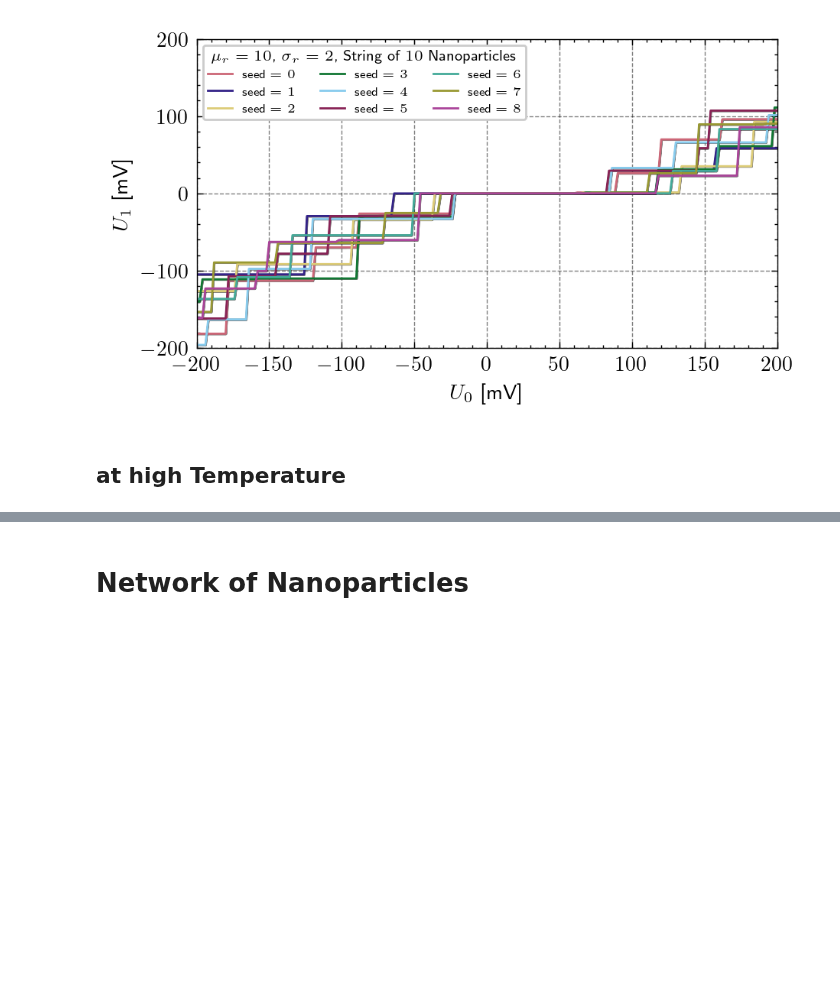
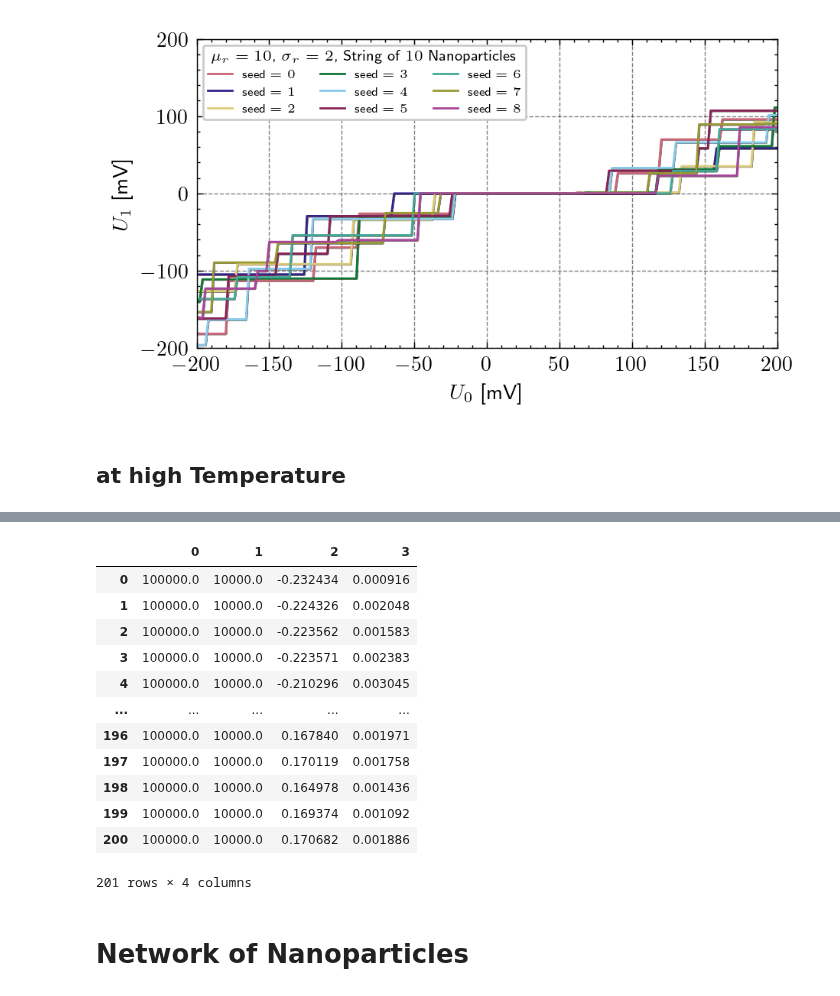
Before and after one commit to JonasMnsing/NanoNets, a Jupyter notebook: scripts/1_funding_period/floating_electrode/floating_electrode.ipynb, the cells around one changed output, grey strips where cells are left out. Drawn from its saved outputs; the diff is of its cells as text; code cells hidden in the pictures; blank space fills up the shorter version.

```diff
--- a/scripts/1_funding_period/floating_electrode/floating_electrode.ipynb
+++ b/scripts/1_funding_period/floating_electrode/floating_electrode.ipynb
@@ -163,3 +209,19 @@ KeyboardInterrupt:
+# %%
+pd.DataFrame(data_T[32])
+# %% [output]
+|  | 0 | 1 | 2 | 3 |
+| 0 | 100000.0 | 10000.0 | -0.232434 | 0.000916 |
+| 1 | 100000.0 | 10000.0 | -0.224326 | 0.002048 |
+| 2 | 100000.0 | 10000.0 | -0.223562 | 0.001583 |
+| 3 | 100000.0 | 10000.0 | -0.223571 | 0.002383 |
+| 4 | 100000.0 | 10000.0 | -0.210296 | 0.003045 |
+| ... | ... | ... | ... | ... |
+| 196 | 100000.0 | 10000.0 | 0.167840 | 0.001971 |
+| 197 | 100000.0 | 10000.0 | 0.170119 | 0.001758 |
+| 198 | 100000.0 | 10000.0 | 0.164978 | 0.001436 |
+| 199 | 100000.0 | 10000.0 | 0.169374 | 0.001092 |
+| 200 | 100000.0 | 10000.0 | 0.170682 | 0.001886 |
+201 rows × 4 columns
 # %%
 cmap    = plt.get_cmap('Reds')
 N_param = len(N_vals)
```
Also changed, not shown: parts of 5 cells of this notebook, 3 other files.
